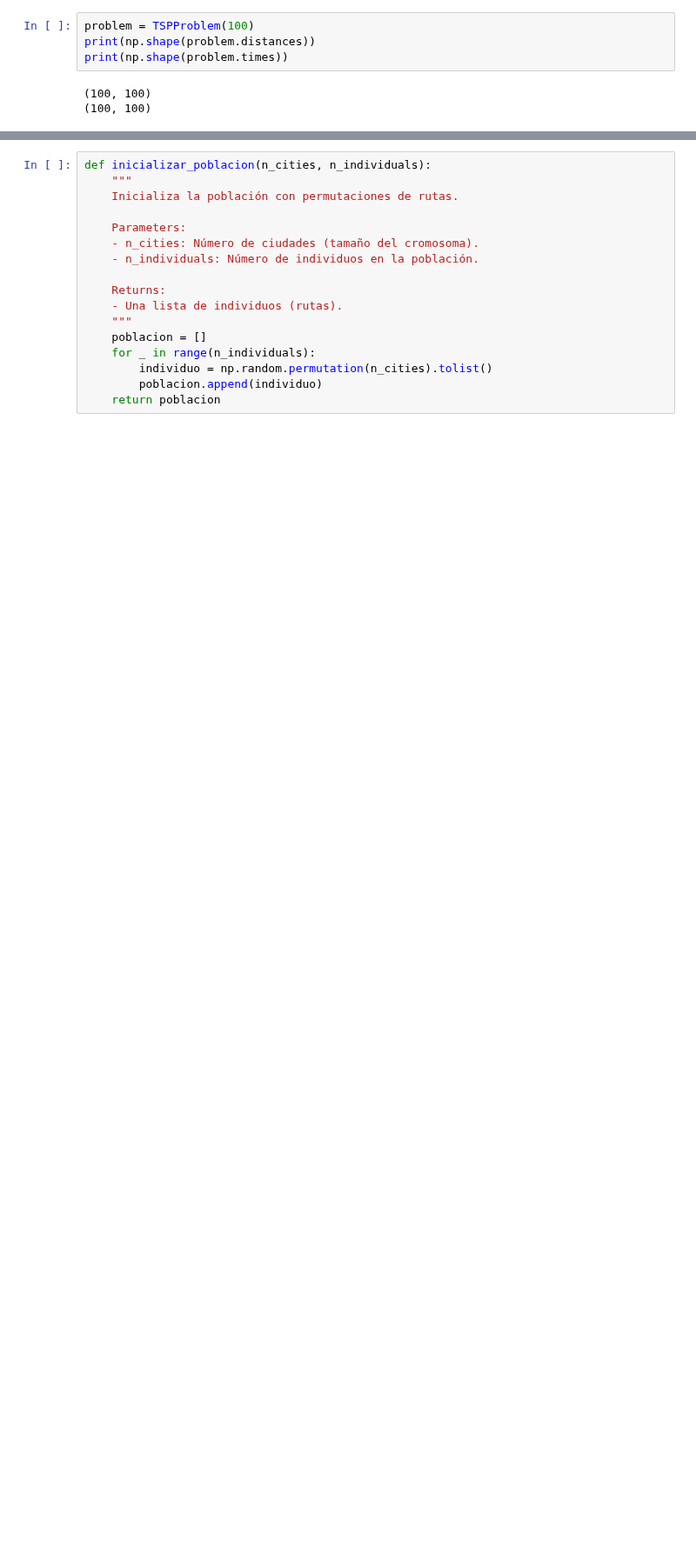
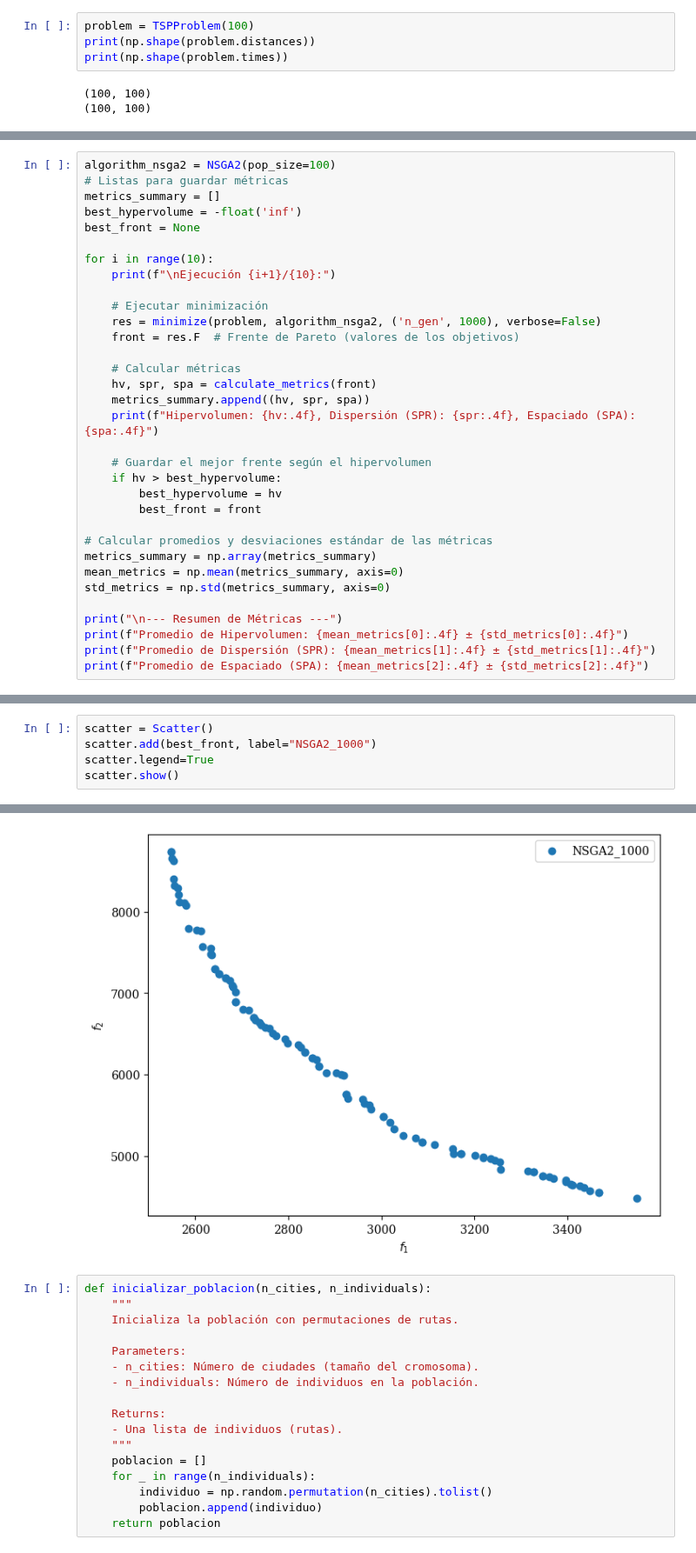
Before and after one commit to JorgeDC01/EMOC, a Jupyter notebook: TSP_MO_Prueba.ipynb, the cells around one changed output, grey strips where cells are left out. Shown at 87% size. Saved outputs shown, nothing was run; the diff lists cells and outputs as text; blank space fills up the shorter version.

```diff
--- a/TSP_MO_Prueba.ipynb
+++ b/TSP_MO_Prueba.ipynb
@@ -62,0 +132,33 @@ print(np.shape(problem.times))
+# %%
+algorithm_nsga2 = NSGA2(pop_size=100)
+# Listas para guardar métricas
+metrics_summary = []
+best_hypervolume = -float('inf')
+best_front = None
+
+for i in range(10):
+    print(f"\nEjecución {i+1}/{10}:")
+
+    # Ejecutar minimización
+    res = minimize(problem, algorithm_nsga2, ('n_gen', 1000), verbose=False)
+    front = res.F  # Frente de Pareto (valores de los objetivos)
+
+    # Calcular métricas
+    hv, spr, spa = calculate_metrics(front)
+    metrics_summary.append((hv, spr, spa))
+    print(f"Hipervolumen: {hv:.4f}, Dispersión (SPR): {spr:.4f}, Espaciado (SPA): {spa:.4f}")
+
+    # Guardar el mejor frente según el hipervolumen
+    if hv > best_hypervolume:
+        best_hypervolume = hv
+        best_front = front
+
+# Calcular promedios y desviaciones estándar de las métricas
+metrics_summary = np.array(metrics_summary)
+mean_metrics = np.mean(metrics_summary, axis=0)
+std_metrics = np.std(metrics_summary, axis=0)
+
+print("\n--- Resumen de Métricas ---")
+print(f"Promedio de Hipervolumen: {mean_metrics[0]:.4f} ± {std_metrics[0]:.4f}")
+print(f"Promedio de Dispersión (SPR): {mean_metrics[1]:.4f} ± {std_metrics[1]:.4f}")
+print(f"Promedio de Espaciado (SPA): {mean_metrics[2]:.4f} ± {std_metrics[2]:.4f}")
@@ -62,0 +183,6 @@ print(np.shape(problem.times))
+# %%
+scatter = Scatter()
+scatter.add(best_front, label="NSGA2_1000")
+scatter.legend=True
+scatter.show()
+# %% [output]
@@ -63,3 +190,4 @@ print(np.shape(problem.times))
+[figure, added]
 # %%
 def inicializar_poblacion(n_cities, n_individuals):
     """
```
Also changed, not shown: parts of 20 cells of this notebook.
